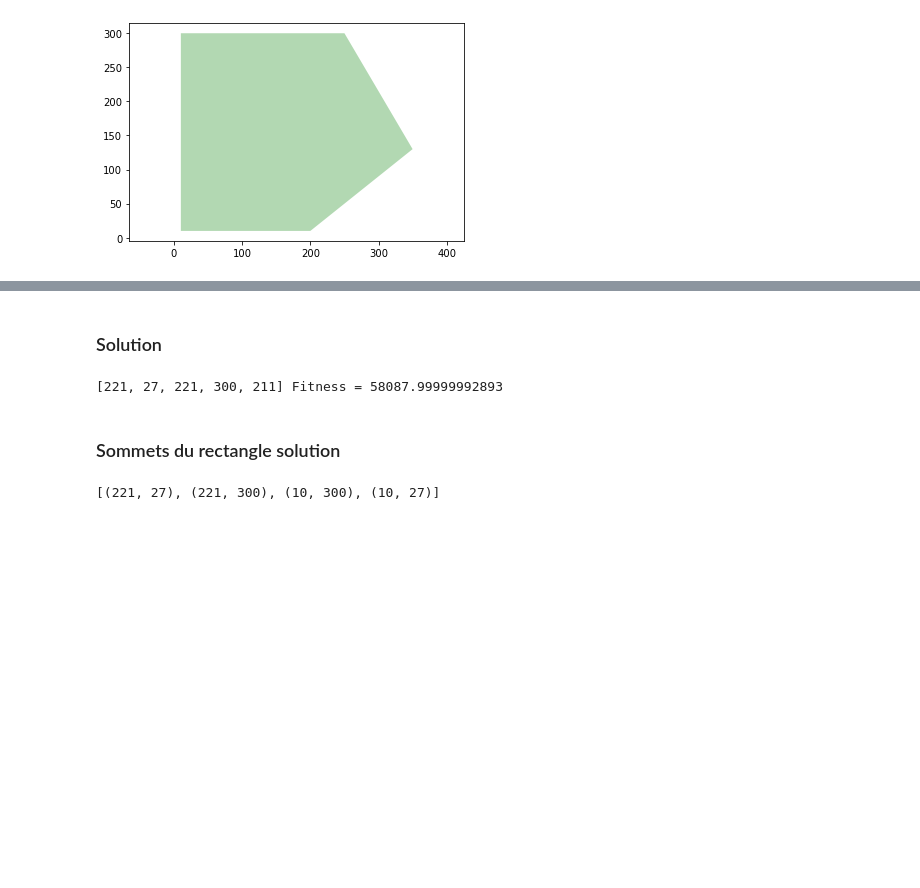
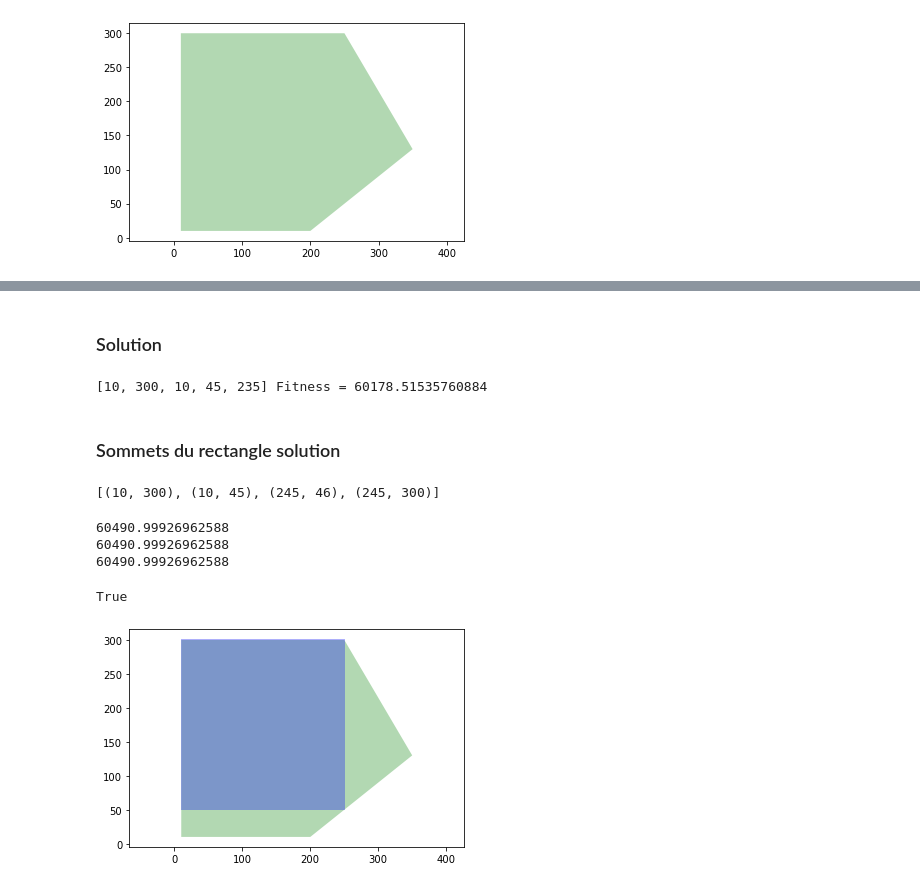
Before and after one commit to iribarnesy/optimize-house-area-on-a-land, a Jupyter notebook: MaisonRectangle.ipynb, the cells around one changed output, grey strips where cells are left out. Saved outputs shown, nothing was run; the diff lists cells and outputs as text; code cells hidden in the pictures; blank space fills up the shorter version.

```diff
--- a/MaisonRectangle.ipynb
+++ b/MaisonRectangle.ipynb
@@ -279,16 +281,5 @@ else:
 log_function = lambda x, it=0, fitness=None, legend=None, text=None, padding=LOG_PADDING, colors=["green", "red"]: (
     log_polygons(LAND, x, colors, legend, text, padding, it, fitness, show=False))
 
-init_function = lambda nb: pick_random_sol(LAND, nb, inf=INF, sup=SUP)
+init_function = lambda: pick_random_sol(LAND, NB_PARTICLES, inf=INF, sup=SUP)
 isbetter_function = lambda f1, f2: f1 > f2
-
-best_sol = PSO_fit(eval_function=eval_function,
-    bounding_function=bounding_function,
-    log_function=log_function,
-    init_function=init_function,
-    isbetter_function=isbetter_function,
-    nb_particle=NB_PARTICLES,
-    dim=DIM,
-    nb_cycles=NB_CYCLES,
-    psi=PSI,
-    cmax=CMAX)
@@ -309,6 +307,6 @@ best_sol_rect = Rectangle(*best_sol['bestpos']).to_rect()
 print([(int(x), int(y)) for (x,y) in best_sol_rect])
 # %% [output]
 ### Solution
-[221, 27, 221, 300, 211] Fitness = 58087.99999992893
+[10, 300, 10, 45, 235] Fitness = 60178.51535760884
 ### Sommets du rectangle solution
-[(221, 27), (221, 300), (10, 300), (10, 27)]
+[(10, 300), (10, 45), (245, 46), (245, 300)]
@@ -314,0 +315,27 @@ print([(int(x), int(y)) for (x,y) in best_sol_rect])
+# %%
+optimizer = DE(eval_function,
+               bounding_func=bounding_function,
+               init_func=init_function,
+               dim=DIM,
+               inf=INF,
+               sup=SUP,
+               n_agents=NB_PARTICLES,
+               n_cycles=NB_CYCLES,
+               isbetter_func=isbetter_function,
+               log_func=log_function)
+# %%
+optimizer.fit()
+# %%
+ag = optimizer.best_agent
+sol = Rectangle(*ag['pos'])
+print(ag['fit'])
+print(sol.area())
+print(optimizer.eval_func(ag['pos']))
+draw_polygons([LAND, sol.to_rect()], colors=["green", "blue"])
+sol.is_valid(LAND)
+# %% [output]
+60490.99926962588
+60490.99926962588
+60490.99926962588
+True
+[figure, added]
```
Also changed, not shown: parts of 7 cells of this notebook, 1 other file.
